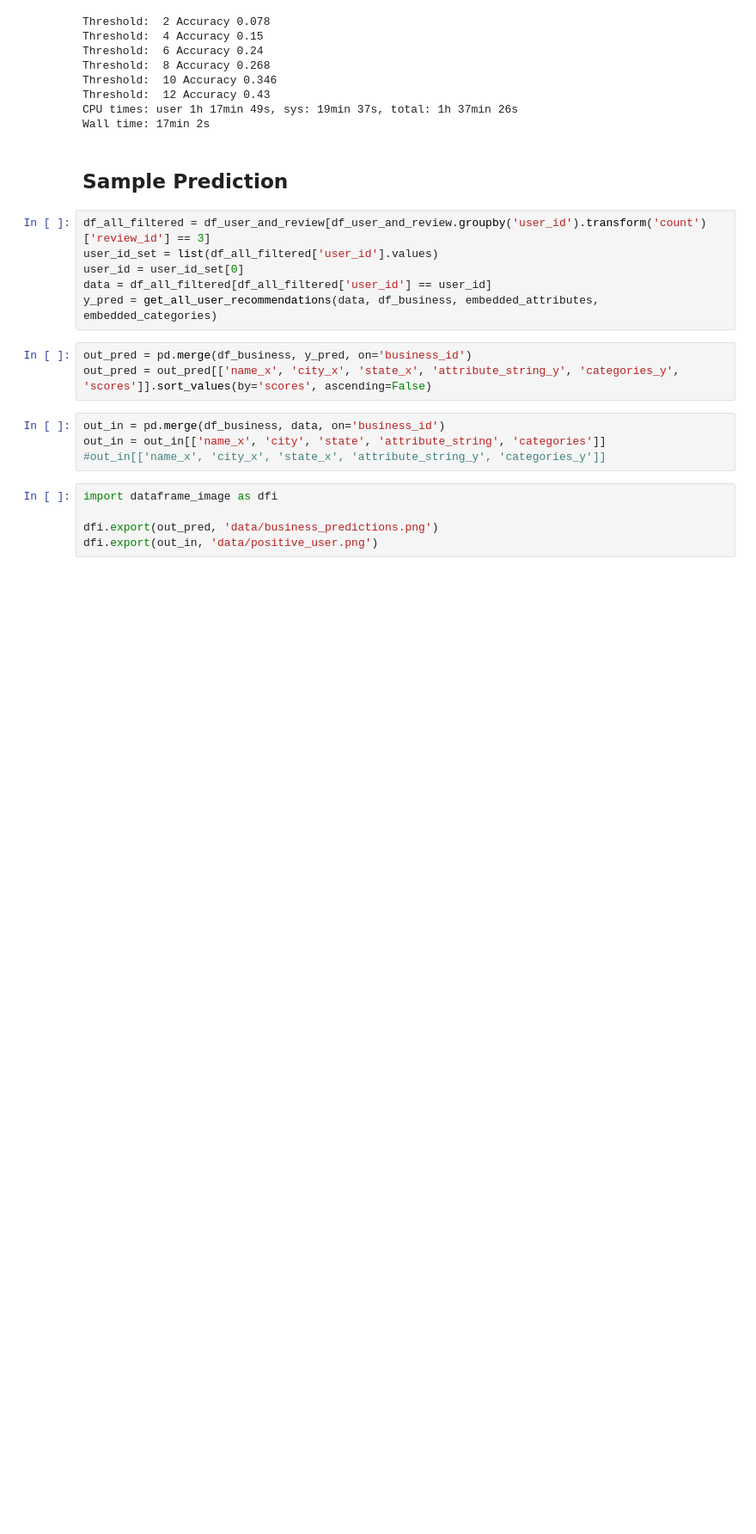
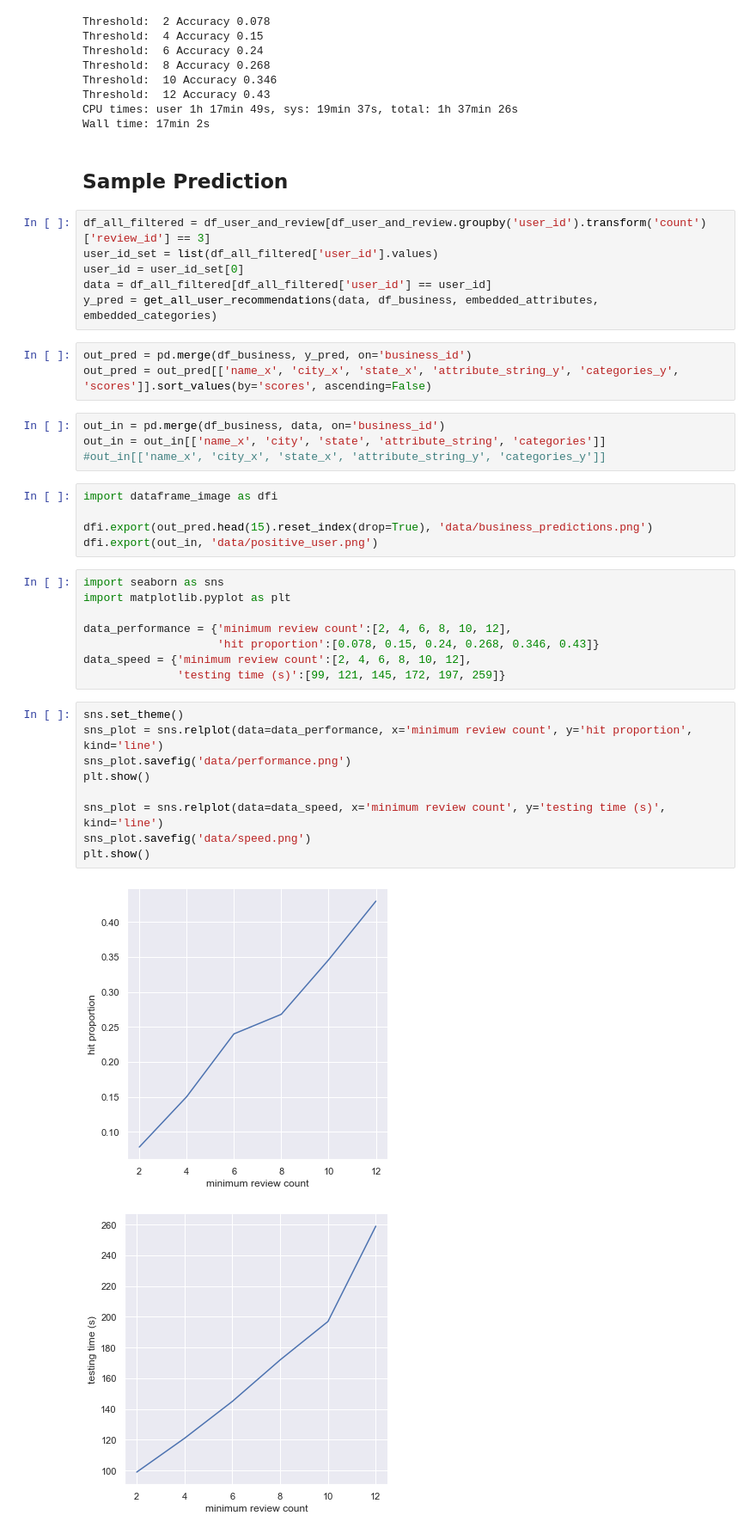
Before and after one commit to georgehong/216-final-proj, a Jupyter notebook: business_similarity_rec.ipynb, the cells around one changed output. Shown at 86% size. Drawn from its saved outputs; the diff is of its cells as text; blank space fills up the shorter version.

Commit message:
Add sns visualization code for final documentation

```diff
--- a/business_similarity_rec.ipynb
+++ b/business_similarity_rec.ipynb
@@ -325,5 +325,25 @@ out_in = out_in[['name_x', 'city', 'state', 'attribute_string', 'categories']]
 # %%
 import dataframe_image as dfi
 
-dfi.export(out_pred, 'data/business_predictions.png')
+dfi.export(out_pred.head(15).reset_index(drop=True), 'data/business_predictions.png')
 dfi.export(out_in, 'data/positive_user.png')
+# %%
+import seaborn as sns
+import matplotlib.pyplot as plt
+
+data_performance = {'minimum review count':[2, 4, 6, 8, 10, 12],
+                    'hit proportion':[0.078, 0.15, 0.24, 0.268, 0.346, 0.43]}
+data_speed = {'minimum review count':[2, 4, 6, 8, 10, 12],
+              'testing time (s)':[99, 121, 145, 172, 197, 259]}
+# %%
+sns.set_theme()
+sns_plot = sns.relplot(data=data_performance, x='minimum review count', y='hit proportion', kind='line')
+sns_plot.savefig('data/performance.png')
+plt.show()
+
+sns_plot = sns.relplot(data=data_speed, x='minimum review count', y='testing time (s)', kind='line')
+sns_plot.savefig('data/speed.png')
+plt.show()
+# %% [output]
+[figure, added]
+[figure, added]
```
Also changed, not shown: parts of 1 cell of this notebook.
